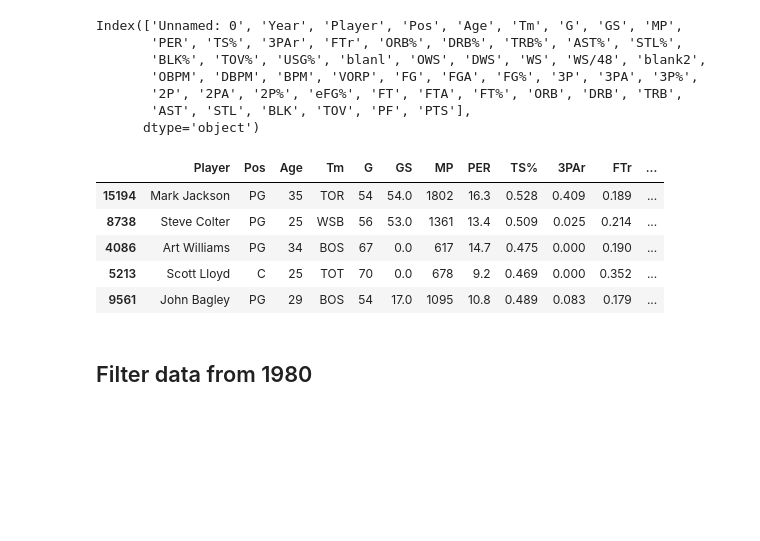
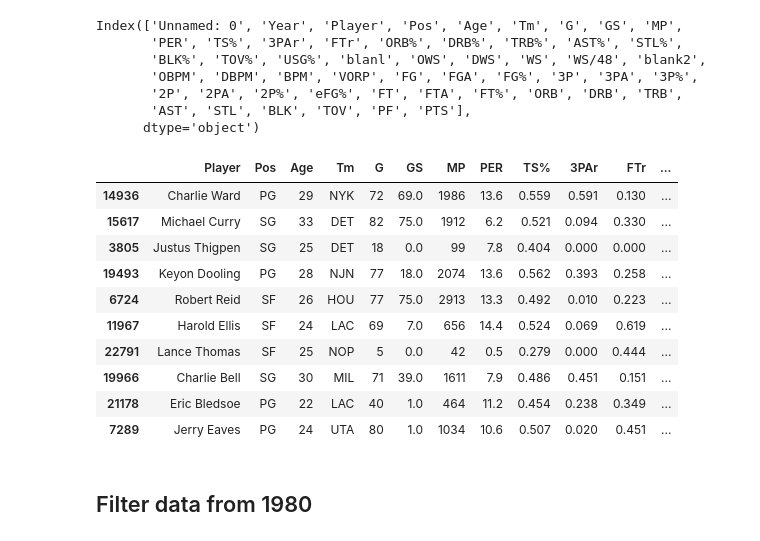
Before and after one commit to cmdelaserna/nba-models, a Jupyter notebook: nba-notebooks/RM-classification.ipynb, the cells around one changed output. Saved outputs shown, nothing was run; the diff lists cells and outputs as text; code cells hidden in the pictures; blank space fills up the shorter version.

```diff
--- a/nba-notebooks/RM-classification.ipynb
+++ b/nba-notebooks/RM-classification.ipynb
@@ -13,9 +14,9 @@ plot_size = (14, 10)
 ## Load data
 # %%
 #load data
-DATA_FILE = "Data/nba-players-stats/Seasons_Stats.csv"
+new_data = "new-data/Seasons_Stats.csv"
 
 def load_NBA_data(url):
     return pd.read_csv(url)
 
-nba_data = load_NBA_data(DATA_FILE)
+nba_data = load_NBA_data(new_data)
@@ -58,14 +68,19 @@ for ls in list_stats_int:
 # Delete colum ns
 nba_data = nba_data.drop(columns = ['Year', 'blanl', 'blank2', 'Unnamed: 0'])
 # %%
-nba_data.sample(5)
+nba_data.sample(10)
 # %% [output]
 |  | Player | Pos | Age | Tm | G | GS | MP | PER | TS% | 3PAr | FTr | ... |
-| 15194 | Mark Jackson | PG | 35 | TOR | 54 | 54.0 | 1802 | 16.3 | 0.528 | 0.409 | 0.189 | ... |
-| 8738 | Steve Colter | PG | 25 | WSB | 56 | 53.0 | 1361 | 13.4 | 0.509 | 0.025 | 0.214 | ... |
-| 4086 | Art Williams | PG | 34 | BOS | 67 | 0.0 | 617 | 14.7 | 0.475 | 0.000 | 0.190 | ... |
-| 5213 | Scott Lloyd | C | 25 | TOT | 70 | 0.0 | 678 | 9.2 | 0.469 | 0.000 | 0.352 | ... |
-| 9561 | John Bagley | PG | 29 | BOS | 54 | 17.0 | 1095 | 10.8 | 0.489 | 0.083 | 0.179 | ... |
+| 14936 | Charlie Ward | PG | 29 | NYK | 72 | 69.0 | 1986 | 13.6 | 0.559 | 0.591 | 0.130 | ... |
+| 15617 | Michael Curry | SG | 33 | DET | 82 | 75.0 | 1912 | 6.2 | 0.521 | 0.094 | 0.330 | ... |
+| 3805 | Justus Thigpen | SG | 25 | DET | 18 | 0.0 | 99 | 7.8 | 0.404 | 0.000 | 0.000 | ... |
+| 19493 | Keyon Dooling | PG | 28 | NJN | 77 | 18.0 | 2074 | 13.6 | 0.562 | 0.393 | 0.258 | ... |
+| 6724 | Robert Reid | SF | 26 | HOU | 77 | 75.0 | 2913 | 13.3 | 0.492 | 0.010 | 0.223 | ... |
+| 11967 | Harold Ellis | SF | 24 | LAC | 69 | 7.0 | 656 | 14.4 | 0.524 | 0.069 | 0.619 | ... |
+| 22791 | Lance Thomas | SF | 25 | NOP | 5 | 0.0 | 42 | 0.5 | 0.279 | 0.000 | 0.444 | ... |
+| 19966 | Charlie Bell | SG | 30 | MIL | 71 | 39.0 | 1611 | 7.9 | 0.486 | 0.451 | 0.151 | ... |
+| 21178 | Eric Bledsoe | PG | 22 | LAC | 40 | 1.0 | 464 | 11.2 | 0.454 | 0.238 | 0.349 | ... |
+| 7289 | Jerry Eaves | PG | 24 | UTA | 80 | 1.0 | 1034 | 10.6 | 0.507 | 0.020 | 0.451 | ... |
 # %% [markdown]
 ## Filter data from 1980
 # %%
```
Also changed, not shown: parts of 21 cells of this notebook.
